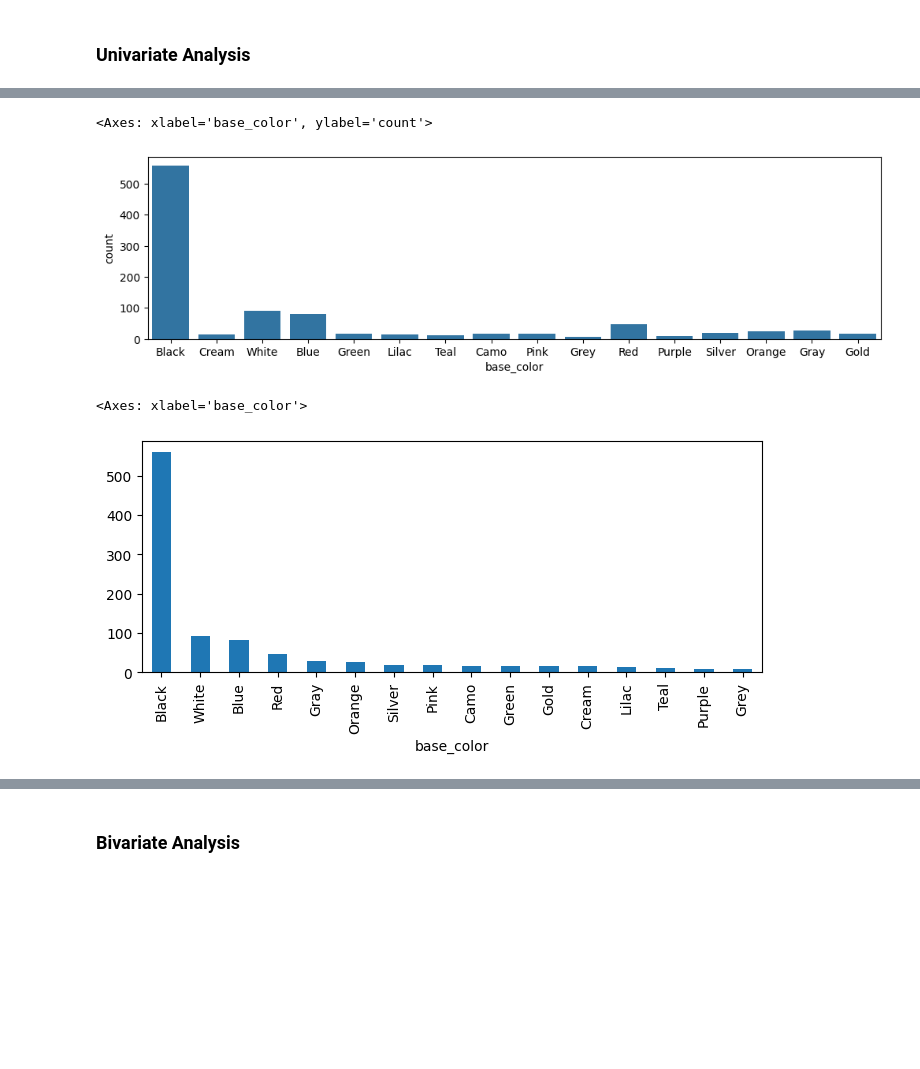
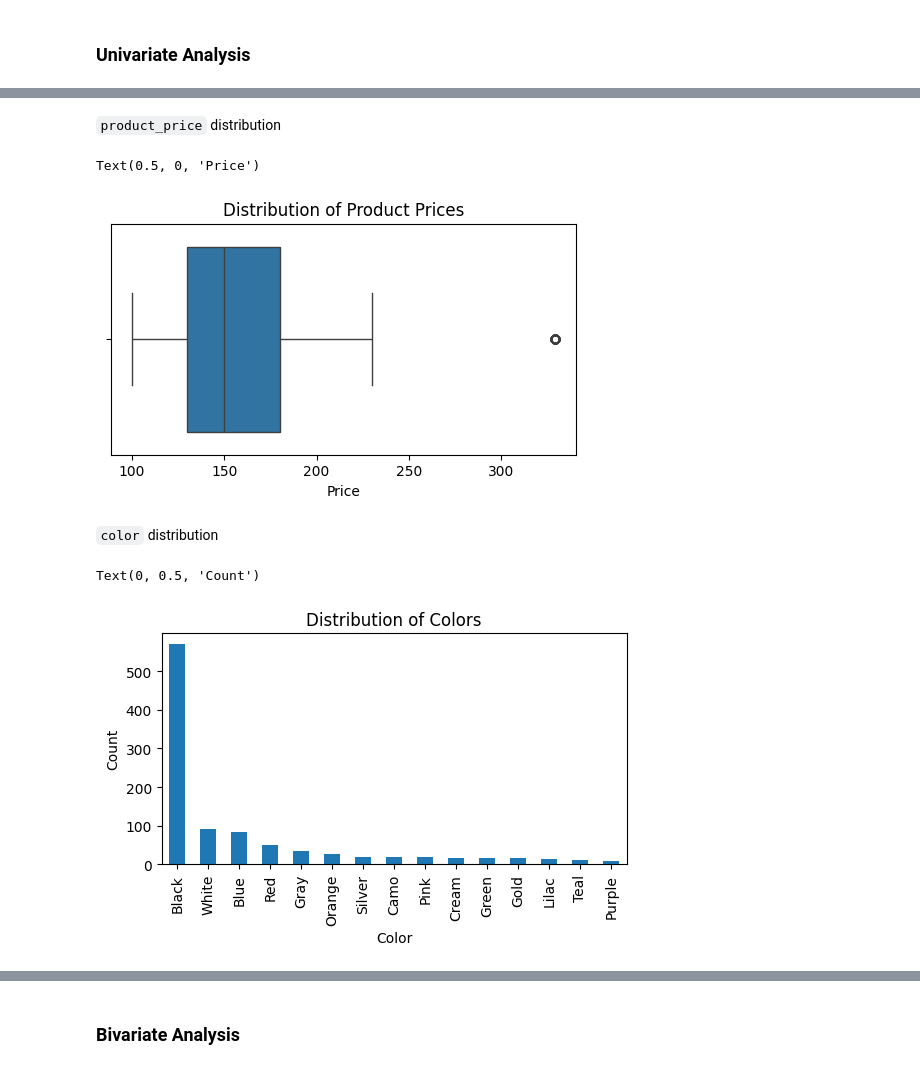
Before and after one commit to chi-nzerem/capstone-beats, a Jupyter notebook: capstone.ipynb, the cells around one changed output, grey strips where cells are left out. Saved outputs shown, nothing was run; the diff lists cells and outputs as text; code cells hidden in the pictures; blank space fills up the shorter version.

```diff
--- a/capstone.ipynb
+++ b/capstone.ipynb
@@ -327,8 +399,7 @@ print(cleandf[['product_id', 'product_name']])
 # %% [markdown]
 Then, I created a column for the price of each product.
 # %%
-# Mapping product names to product prices
-product_to_price = {
+prices = {
     'Bose SoundLink Flex': 149.00,
     'JBL Flip 6': 129.95,
     'Sonos Roam': 179,
@@ -342,8 +413,10 @@ product_to_price = {
     'Beats Pill': 149.95
 }
 
-cleandf['product_price'] = cleandf['product_name'].apply(lambda price: product_to_price.get(price, 'unknown price'))
-cleandf['product_price'] = pd.to_numeric(cleandf['product_price'], errors='coerce') #convert column to float
+# Create a new column for product prices
+df1['product_price'] = df1['product_name'].apply(lambda price: prices.get(price, 'unknown price'))
 
-print(cleandf[['product_name', 'product_price']])
+# Display every product and its price
+#df1[['product_name', 'product_price']].groupby(by='product_name').first()
+df1[['product_name', 'product_price']].value_counts()
 # %% [output]
@@ -364,10 +436,9 @@ print(cleandf[['product_name', 'product_price']])
 # %% [markdown]
 From the 'product_attributes' column, I created a separate 'color' column.
 # %%
-# Parse 'product_attributes' column to extract text
-# and create a new column for color
-cleandf['color'] = cleandf['product_attributes'].str.extract(r'Color:\s*([\w\s&]+?)(?=\s*(Style|Pattern|Size|$))')[0]
-print(cleandf['color'])
+# Extract text from 'product_attributes' column to create a color column
+df1['color'] = df1['product_attributes'].str.extract(r'Color:\s*([\w\s&]+?)(?=\s*(Style|Pattern|Size|$))')[0]
+df1['color']
 # %% [output]
 0       Black & Brass
 1               Cream
@@ -425,14 +456,16 @@ cleandf[['product_name', 'color']].groupby('product_name').agg(pd.Series.mode)
 Then, I created a 'base_color' column to make data visualiztion simpler.
 # %%
 # Create a list of unique colors across all products
-unique_colors = ['Gold','Black','Red','White','Lilac','Green','Blue','Silver','Camo','Gray','Grey','Pink','Teal','Cream','Orange','Purple']
+unique_colors = ['Gold', 'Black', 'Red', 'White', 'Lilac', 'Green', 'Blue', 'Silver', 'Camo', 'Gray', 'Pink', 'Teal', 'Cream', 'Orange', 'Purple']
 
 # Create a 'base_color' column to establish generic color names
-cleandf['base_color'] = [
-    [color for color in unique_colors if color in item][0] if any(color in item for color in unique_colors) else np.nan
-    for item in cleandf['color']
+df1['base_color'] = [
+    'Gray' if 'Gray' in item or 'Grey' in item else
+    [color for color in unique_colors if color in item][0] if any(color in item for color in unique_colors)
+    else np.nan
+    for item in df1['color']
 ]
 
-print(cleandf[['color', 'base_color']])
-print("Number of missing colors =", cleandf['base_color'].isna().sum()) #check if any nulls
+# Display base colors and identify outliers
+print(df1['base_color'].value_counts())
 # %% [output]
@@ -454,5 +496,5 @@ Number of missing colors = 0
 # %% [markdown]
 ## EDA
 # %%
-# Make a deep copy of cleaned dataset
-df1 = cleandf.copy()
+# Copy the cleaned dataset
+df2 = df1.copy()
@@ -532,12 +591,21 @@ array([[<Axes: title={'center': 'rating'}>,
+# %% [markdown]
+`product_price` distribution
 # %%
-plt.figure(figsize=(8,3))
-sns.countplot(data=df1, x='base_color')
+plt.figure(figsize=(6,3))
+sns.boxplot(data=df2, x='product_price')
+plt.title('Distribution of Product Prices')
+plt.xlabel('Price')
 # %% [output]
-<Axes: xlabel='base_color', ylabel='count'>
+Text(0.5, 0, 'Price')
-[figure, old version]
+[figure, new version]
+# %% [markdown]
+`color` distribution
 # %%
-plt.figure(figsize=(8,3))
-df1['base_color'].value_counts().plot(kind='bar')
+plt.figure(figsize=(6,3))
+df2['base_color'].value_counts().plot(kind='bar')
+plt.title("Distribution of Colors")
+plt.xlabel("Color")
+plt.ylabel("Count")
 # %% [output]
-<Axes: xlabel='base_color'>
+Text(0, 0.5, 'Count')
-[figure, old version]
+[figure, new version]
```
Also changed, not shown: parts of 103 cells of this notebook.
